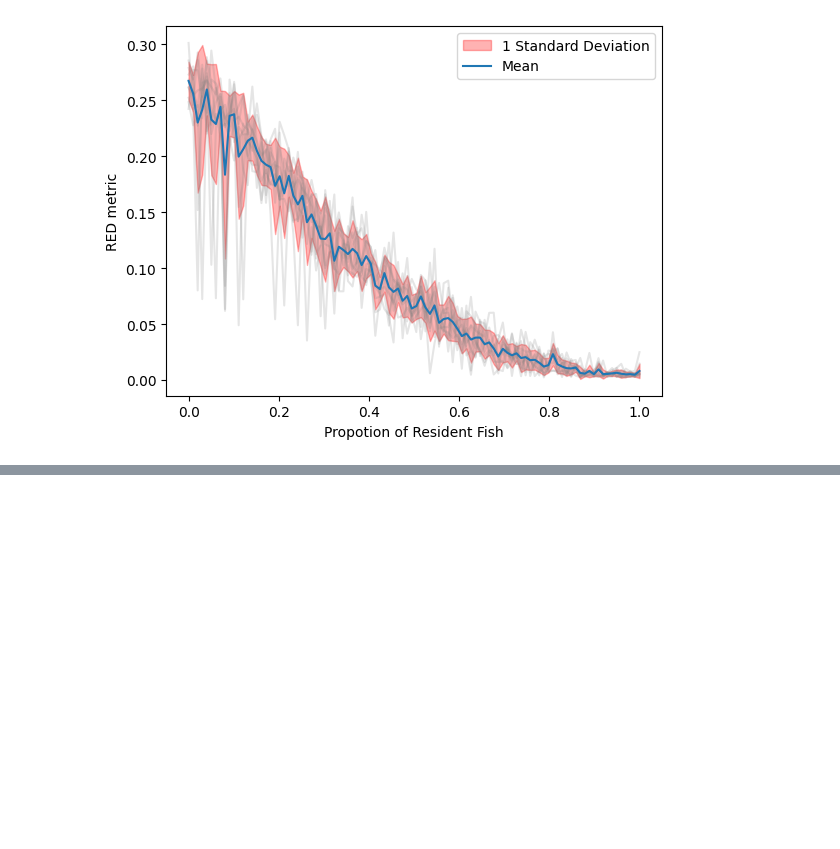
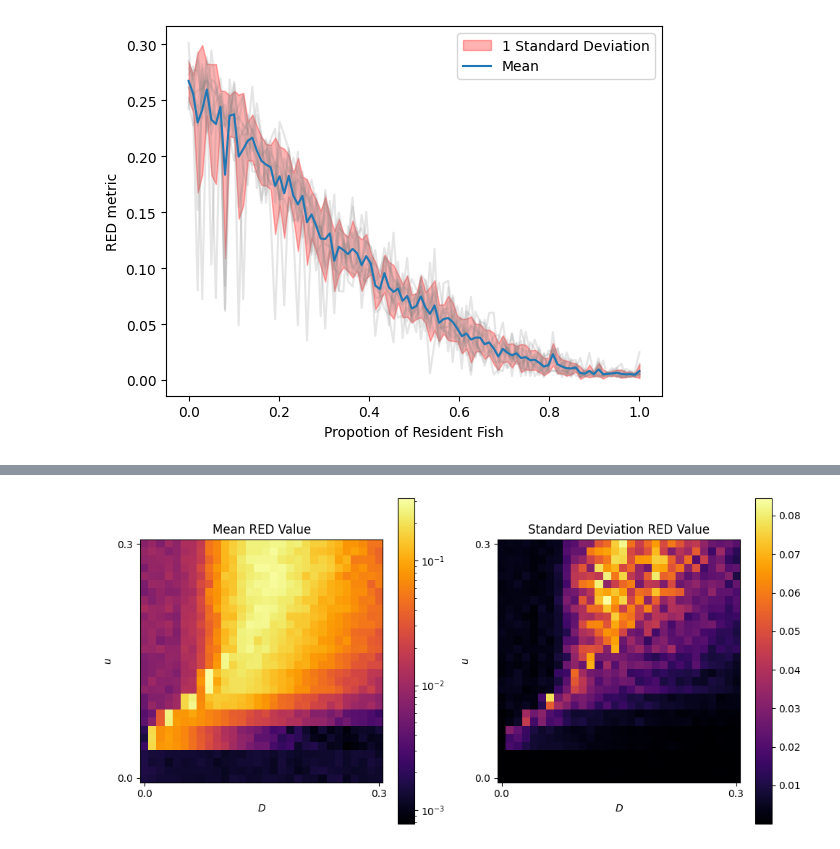
Before and after one commit to jtkaarerasmussen/hml_fp, a Jupyter notebook: paper_plots.ipynb, the cells around one changed output, grey strips where cells are left out. Saved outputs shown, nothing was run; the diff lists cells and outputs as text; code cells hidden in the pictures; blank space fills up the shorter version.

```diff
--- a/paper_plots.ipynb
+++ b/paper_plots.ipynb
@@ -689,0 +698,39 @@ Problems caused by changing habitat sizes:
+# %%
+ic_dirs = np.sort(os.listdir("rsync/taxis2d_full"))
+d_dirs = np.sort(os.listdir(f"rsync/taxis2d_full/{ic_dirs[0]}"))
+t_dirs = np.sort(os.listdir(f"rsync/taxis2d_full/{ic_dirs[0]}/{d_dirs[0]}"))
+t_list = [float(t[2:]) for t in t_dirs]
+d_list = [float(d[2:]) for d in d_dirs]
+# %%
+# d0 = []
+# for ic_dir in ic_dirs:
+#     d1=[]
+#     for d_dir in d_dirs:
+#         d2=[]
+#         for t_dir in t_dirs:
+#             s,f = get_all(f"rsync/taxis2d_full/{ic_dir}/{d_dir}/{t_dir}/")[-1]
+#             d2.append(red(s,5))
+#         d1.append(d2)
+#     d0.append(d1)
+# d0 = np.array([np.transpose(c) for c in d0])
+d0 = np.load("rsync/2dtaxis_full.npy")
+# %%
+mu_arr = np.mean(d0,axis=0)
+sigma_arr = np.std(d0,axis=0)
+fig,ax = plt.subplots(1,2)
+im0 = ax[0].imshow(mu_arr, origin="lower", cmap="inferno", norm=colors.LogNorm(np.min(mu_arr),np.max(mu_arr)))
+# plt.imshow(sigma_arr,origin="lower")
+im1 = ax[1].imshow(sigma_arr, origin="lower", cmap="inferno")
+cbar0 = fig.colorbar(im0,)
+cbar1 = fig.colorbar(im1,)
+for i in [0,1]:
+    ax[i].set_yticks([0,29],[np.min(t_list), np.max(t_list)])
+    ax[i].set_xticks([0,29],[np.min(d_list), np.max(d_list)])
+    ax[i].set_xlabel("$D$")
+    ax[i].set_ylabel("$u$")
+ax[0].set_title("Mean RED Value")
+ax[1].set_title("Standard Deviation RED Value")
+fig.set_figwidth(10)
+fig.tight_layout()
+# %% [output]
+[figure, added]
```
Also changed, not shown: parts of 12 cells of this notebook, 2 other files.
